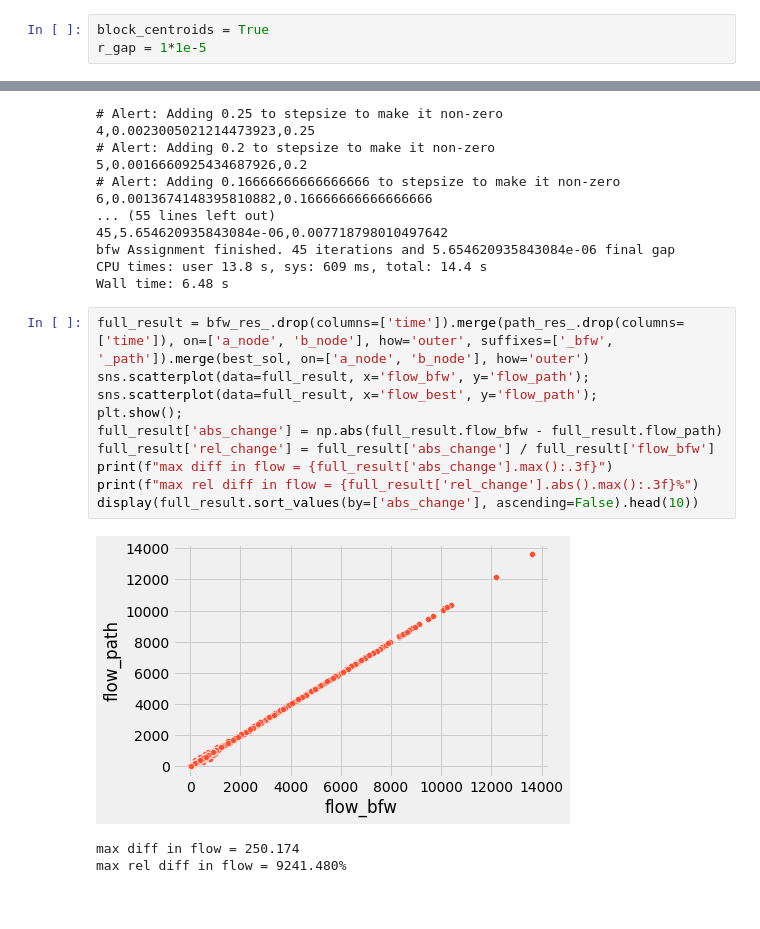
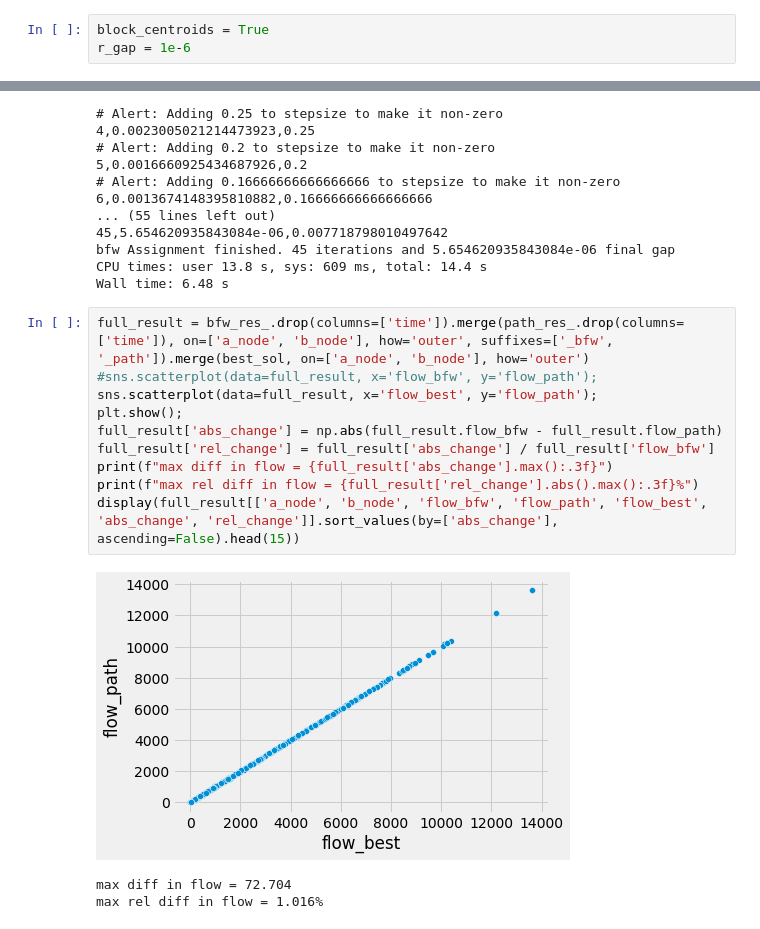
Before and after one commit to AequilibraE/aequilibrae, a Jupyter notebook: jupyter_development/compare_path_based.ipynb, the cells around one changed output, grey strips where cells are left out. Saved outputs shown, nothing was run; the diff lists cells and outputs as text.

Commit message:
best solution comp for Anaheim

```diff
--- a/jupyter_development/compare_path_based.ipynb
+++ b/jupyter_development/compare_path_based.ipynb
@@ -44,7 +44,7 @@ if scenario == "Anaheim":
     best_sol = pd.read_csv(os.path.join(folder, f"{scenario}_flow.tntp"), sep='\t', skiprows=5).rename(columns={"Tail ": "a_node", "Head ": "b_node", "Volume ": "flow_best"}).drop(columns=['~ ', ': ', '; ', 'Cost '])
 # %%
 block_centroids = True
-r_gap = 1*1e-5
+r_gap = 1e-6
 # %%
 %%time
 path_res_ = utils.get_assignment_solution(tntp_dir, scenario, link_file, method="bush-based", block_centroids=block_centroids, rgap=r_gap)
@@ -81,15 +105,15 @@ CPU times: user 13.8 s, sys: 609 ms, total: 14.4 s
 Wall time: 6.48 s
 # %%
 full_result = bfw_res_.drop(columns=['time']).merge(path_res_.drop(columns=['time']), on=['a_node', 'b_node'], how='outer', suffixes=['_bfw', '_path']).merge(best_sol, on=['a_node', 'b_node'], how='outer')
-sns.scatterplot(data=full_result, x='flow_bfw', y='flow_path');
+#sns.scatterplot(data=full_result, x='flow_bfw', y='flow_path');
 sns.scatterplot(data=full_result, x='flow_best', y='flow_path');
 plt.show();
 full_result['abs_change'] = np.abs(full_result.flow_bfw - full_result.flow_path)
 full_result['rel_change'] = full_result['abs_change'] / full_result['flow_bfw']
 print(f"max diff in flow = {full_result['abs_change'].max():.3f}")
 print(f"max rel diff in flow = {full_result['rel_change'].abs().max():.3f}%")
-display(full_result.sort_values(by=['abs_change'], ascending=False).head(10))
+display(full_result[['a_node', 'b_node', 'flow_bfw', 'flow_path', 'flow_best', 'abs_change', 'rel_change']].sort_values(by=['abs_change'], ascending=False).head(15))
 # %% [output]
-[figure, old version]
+[figure, new version]
-max diff in flow = 250.174
-max rel diff in flow = 9241.480%
+max diff in flow = 72.704
+max rel diff in flow = 1.016%
```
Also changed, not shown: parts of 2 cells of this notebook, 4 other files.
